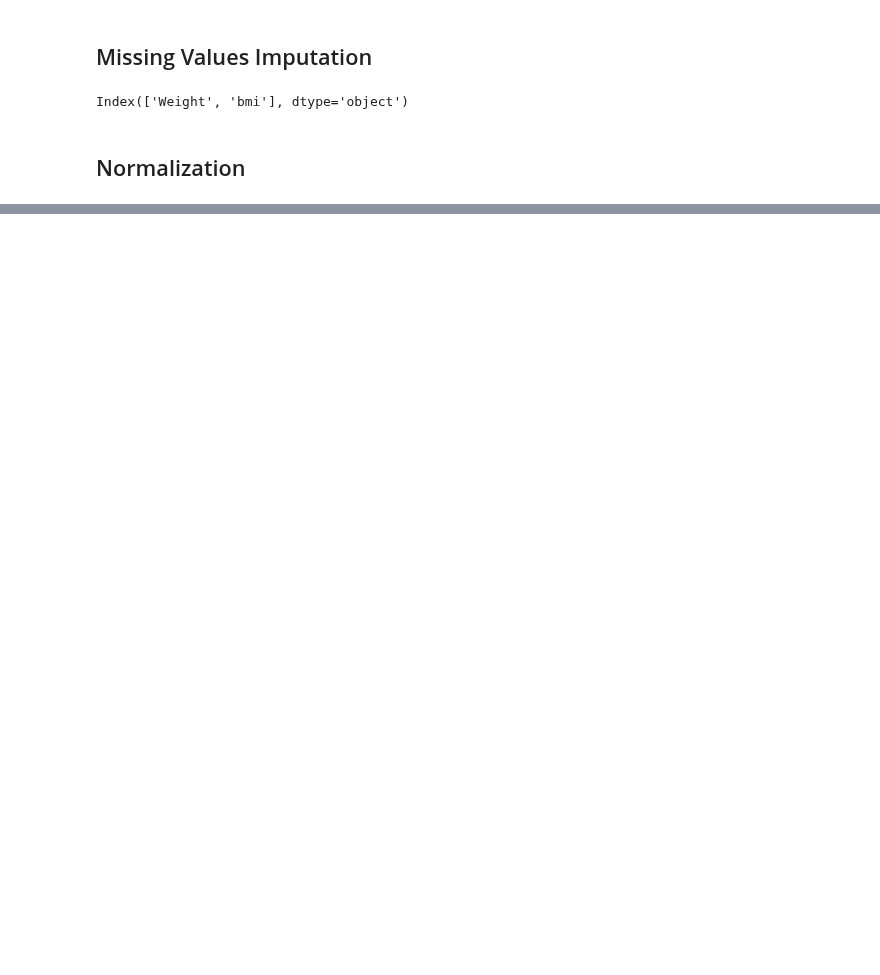
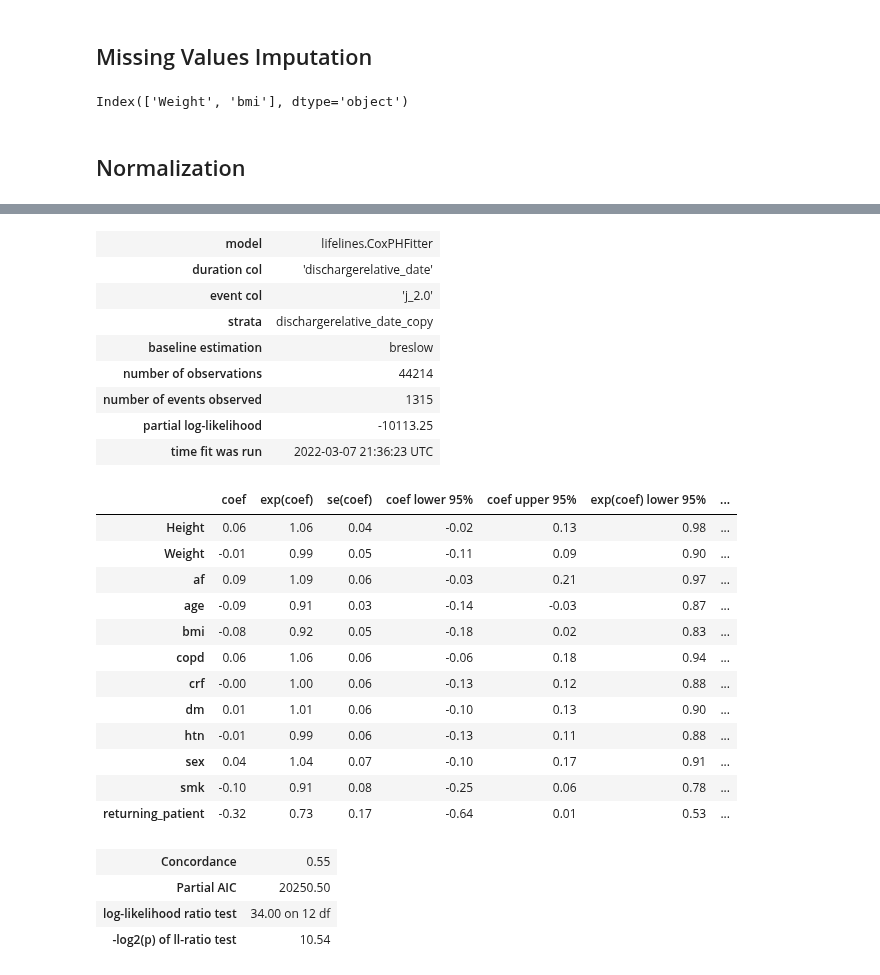
Before and after one commit to tomer1812/pydts, a Jupyter notebook: docs/SimulatedDataset.ipynb, the cells around one changed output, grey strips where cells are left out. Saved outputs shown, nothing was run; the diff lists cells and outputs as text; code cells hidden in the pictures; blank space fills up the shorter version.

```diff
--- a/docs/SimulatedDataset.ipynb
+++ b/docs/SimulatedDataset.ipynb
@@ -460,0 +231,29 @@ rf_res.oob_score_
+# %%
+beta_models[2].print_summary()
+# %% [output]
+| model | lifelines.CoxPHFitter |
+| duration col | 'dischargerelative_date' |
+| event col | 'j_2.0' |
+| strata | dischargerelative_date_copy |
+| baseline estimation | breslow |
+| number of observations | 44214 |
+| number of events observed | 1315 |
+| partial log-likelihood | -10113.25 |
+| time fit was run | 2022-03-07 21:36:23 UTC |
+|  | coef | exp(coef) | se(coef) | coef lower 95% | coef upper 95% | exp(coef) lower 95% | ... |
+| Height | 0.06 | 1.06 | 0.04 | -0.02 | 0.13 | 0.98 | ... |
+| Weight | -0.01 | 0.99 | 0.05 | -0.11 | 0.09 | 0.90 | ... |
+| af | 0.09 | 1.09 | 0.06 | -0.03 | 0.21 | 0.97 | ... |
+| age | -0.09 | 0.91 | 0.03 | -0.14 | -0.03 | 0.87 | ... |
+| bmi | -0.08 | 0.92 | 0.05 | -0.18 | 0.02 | 0.83 | ... |
+| copd | 0.06 | 1.06 | 0.06 | -0.06 | 0.18 | 0.94 | ... |
+| crf | -0.00 | 1.00 | 0.06 | -0.13 | 0.12 | 0.88 | ... |
+| dm | 0.01 | 1.01 | 0.06 | -0.10 | 0.13 | 0.90 | ... |
+| htn | -0.01 | 0.99 | 0.06 | -0.13 | 0.11 | 0.88 | ... |
+| sex | 0.04 | 1.04 | 0.07 | -0.10 | 0.17 | 0.91 | ... |
+| smk | -0.10 | 0.91 | 0.08 | -0.25 | 0.06 | 0.78 | ... |
+| returning_patient | -0.32 | 0.73 | 0.17 | -0.64 | 0.01 | 0.53 | ... |
+| Concordance | 0.55 |
+| Partial AIC | 20250.50 |
+| log-likelihood ratio test | 34.00 on 12 df |
+| -log2(p) of ll-ratio test | 10.54 |
```
Also changed, not shown: parts of 49 cells of this notebook, 7 other files.
